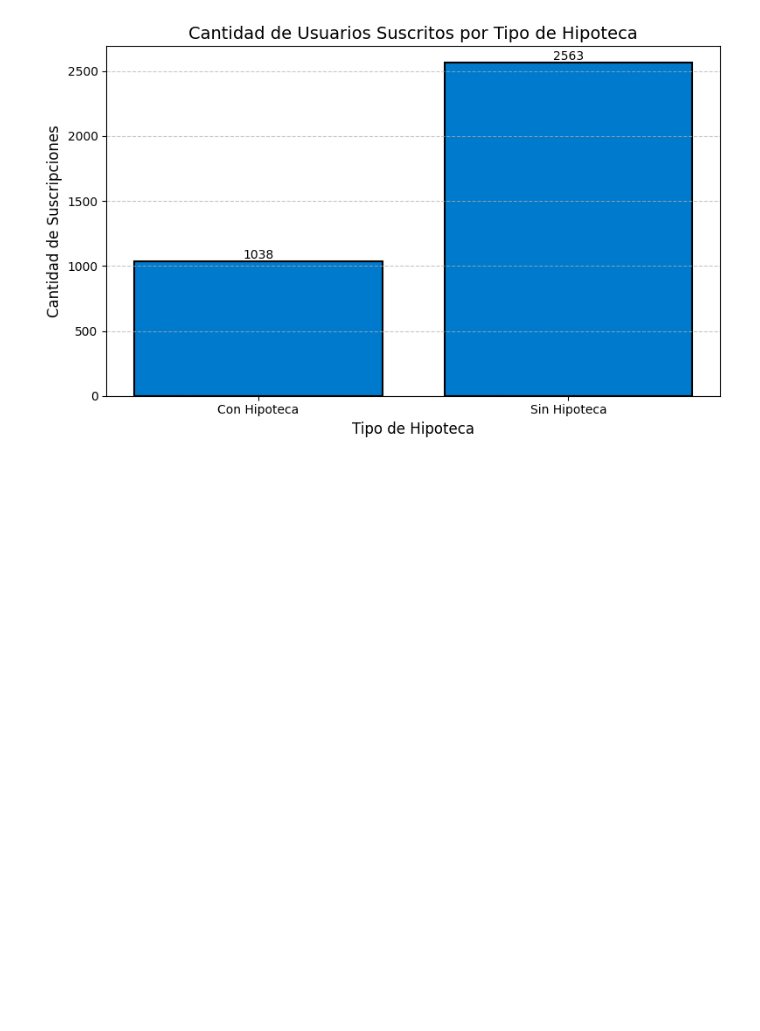
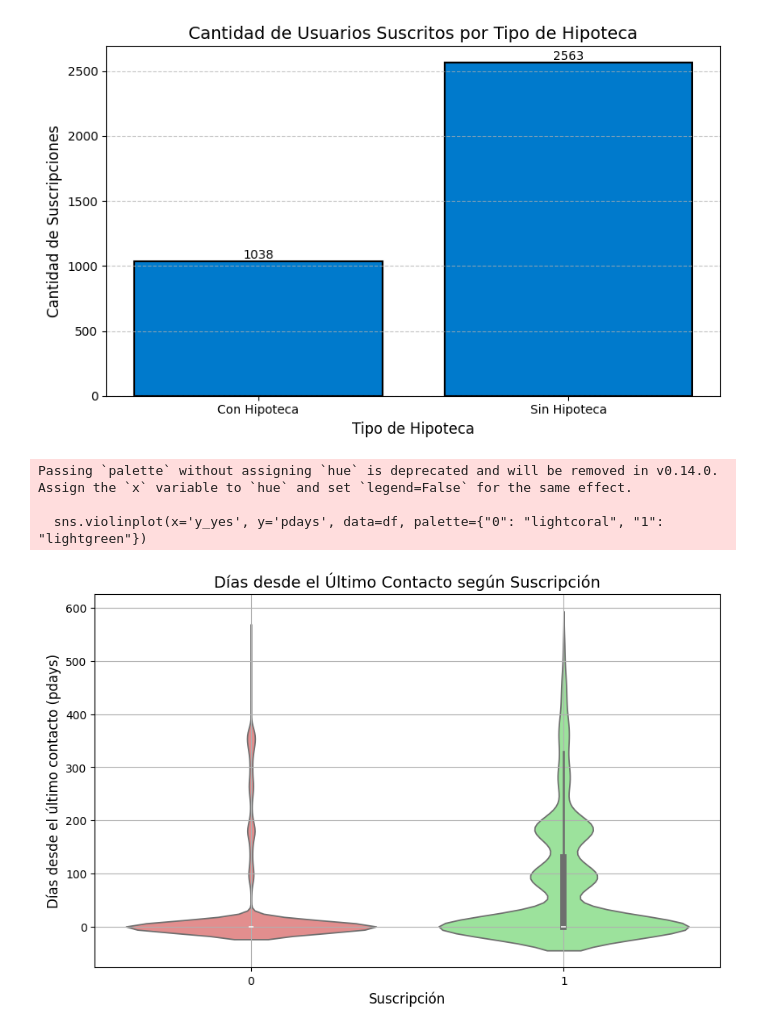
Before and after one commit to Marcocruz88/Repositorioproyecto2, a Jupyter notebook: Soporte 3.ipynb, the cells around one changed output. Cells and saved outputs as stored; diff of their text form; code cells hidden in the pictures; blank space fills up the shorter version.

```diff
--- a/Soporte 3.ipynb
+++ b/Soporte 3.ipynb
@@ -329,3 +329,21 @@ plt.tight_layout()
 plt.show()
 # %% [output]
 [figure]
+# %%
+df = pd.read_csv("banklimpio.csv")
+
+
+plt.figure(figsize=(10, 6))
+sns.violinplot(x='y_yes', y='pdays', data=df, palette={"0": "lightcoral", "1": "lightgreen"})
+
+plt.xlabel('Suscripción', fontsize=12)
+plt.ylabel('Días desde el último contacto (pdays)', fontsize=12)
+plt.title('Días desde el Último Contacto según Suscripción', fontsize=14)
+
+plt.grid(True)
+plt.show()
+# %% [output]
+Passing `palette` without assigning `hue` is deprecated and will be removed in v0.14.0. Assign the `x` variable to `hue` and set `legend=False` for the same effect.
+
+  sns.violinplot(x='y_yes', y='pdays', data=df, palette={"0": "lightcoral", "1": "lightgreen"})
+[figure, added]
```
Also changed, not shown: parts of 1 cell of this notebook.
